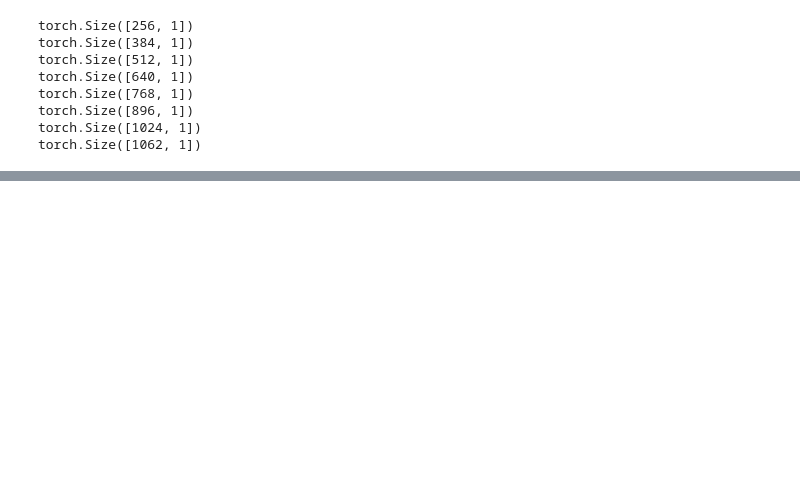
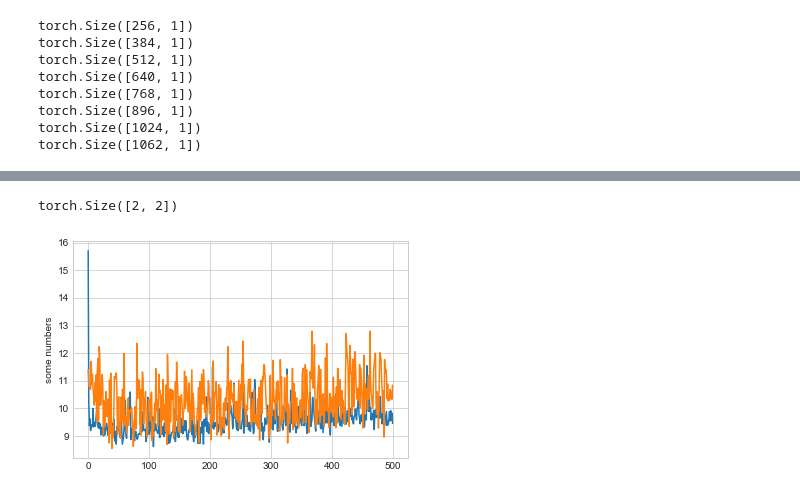
Before and after one commit to iPieter/ethical-adversaries, a Jupyter notebook: scripts/notebook_pytorch_attack.ipynb, the cells around one changed output, grey strips where cells are left out. Cells and saved outputs as stored; diff of their text form; code cells hidden in the pictures; blank space fills up the shorter version.

```diff
--- a/scripts/notebook_pytorch_attack.ipynb
+++ b/scripts/notebook_pytorch_attack.ipynb
@@ -526,0 +1320,36 @@ tensor([[ 4.],
+# %%
+for epoch in range(n_epochs):
+    model.train()
+
+    batch_losses = []
+    for x_batch, y_batch, _,s_batch in train_loader:
+        x_batch = x_batch.to(device)
+        y_batch = y_batch.to(device)
+
+         # zero the parameter gradients
+        optimizer.zero_grad()
+
+        # forward + backward + optimize
+        outputs, outputs_protected = model(x_batch)
+        loss = criterion(outputs, y_batch) + criterion_bias(outputs_protected, s_batch.argmax(dim=1))
+        loss.backward()
+        optimizer.step()
+
+        batch_losses.append(loss.item())
+
+    training_loss = np.mean(batch_losses)
+    training_losses.append(training_loss)
+
+    with torch.no_grad():
+        val_losses = []
+        for x_val, y_val, _,s_val in val_loader:
+            x_val = x_val.to(device)
+            y_val = y_val.to(device)
+            model.eval()
+            yhat, s_hat = model(x_val)
+            val_loss = (criterion(y_val, yhat) + criterion_bias(s_val, s_hat.argmax(dim=1))).item()
+            val_losses.append(val_loss)
+        validation_loss = np.mean(val_losses)
+        validation_losses.append(validation_loss)
+    if epoch % 50 == 0:
+        print({"epoch": epoch, "training_loss": training_loss, "validation_loss": validation_loss})  # print last metrics
@@ -526,0 +1367,14 @@ tensor([[ 4.],
+# %%
+print(s_batch.shape)
+# %% [output]
+torch.Size([2, 2])
+# %%
+import matplotlib.pyplot as plt
+
+plt.plot(range(len(training_losses)), training_losses)
+plt.plot(range(len(validation_losses)), validation_losses)
+#plt.scatter(x_tensor, y_out.detach().numpy())
+plt.ylabel('some numbers')
+plt.show()
+# %% [output]
+[figure, added]
```
Also changed, not shown: parts of 53 cells of this notebook, 2 other files.
